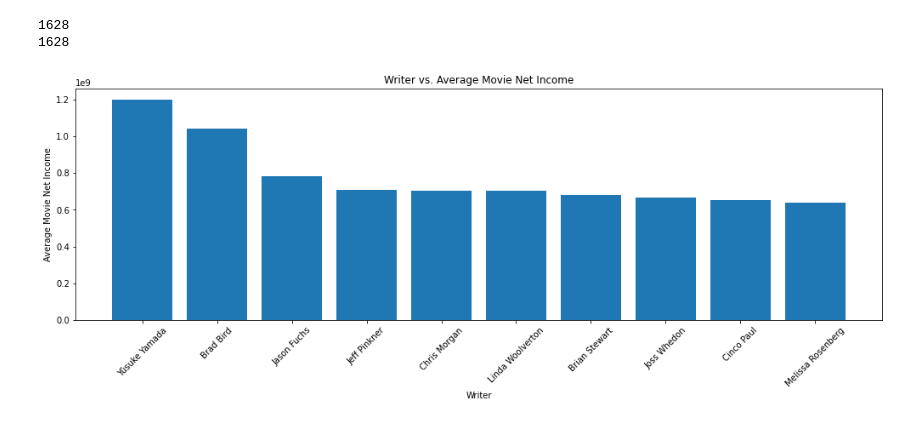
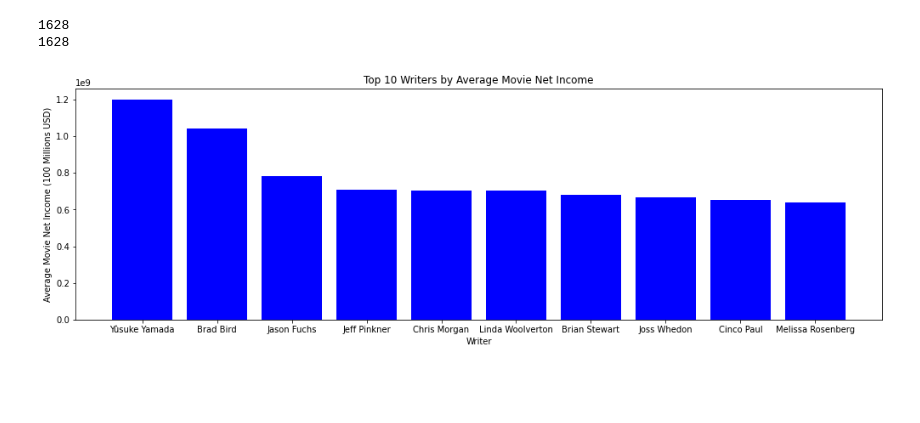
Before and after one commit to anita-camlic/Movie_Studio_Analysis, a Jupyter notebook: Writer_Recommendation_Analysis_Anita.ipynb, the cells around one changed output. Drawn from its saved outputs; the diff is of its cells as text; code cells hidden in the pictures; blank space fills up the shorter version.

```diff
--- a/Writer_Recommendation_Analysis_Anita.ipynb
+++ b/Writer_Recommendation_Analysis_Anita.ipynb
@@ -209,10 +209,9 @@ new_writers.head()
 new_writers = new_writers[:10]
 # %%
 fig,ax = plt.subplots(figsize=(17,5))
-ax.bar(new_writers['primary_name'],new_writers['net_income'])
+ax.bar(new_writers['primary_name'],new_writers['net_income'],color='blue')
 ax.set_xlabel('Writer')
-ax.set_ylabel('Average Movie Net Income')
-ax.set_title('Writer vs. Average Movie Net Income')
-plt.xticks(rotation=45);
+ax.set_ylabel('Average Movie Net Income (100 Millions USD)')
+ax.set_title('Top 10 Writers by Average Movie Net Income');
 # %% [output]
-[figure, old version]
+[figure, new version]
```
Also changed, not shown: 1 other file.
